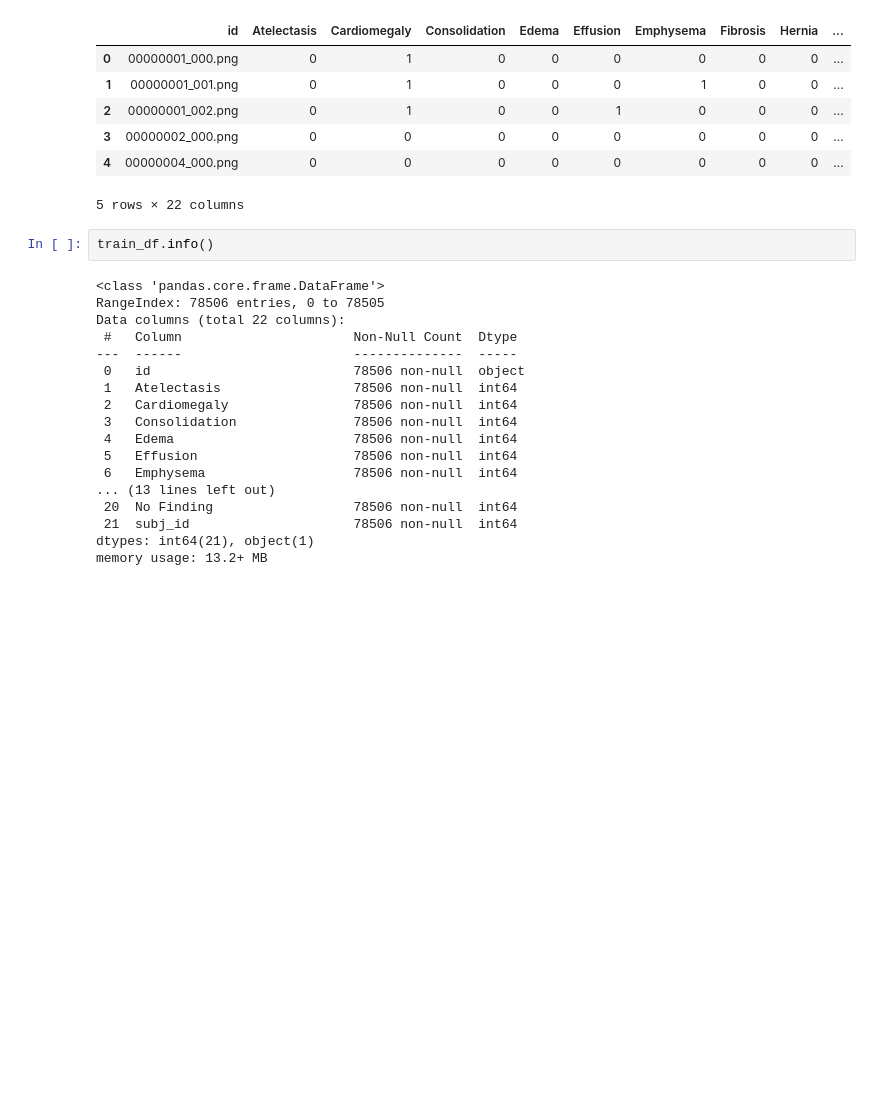
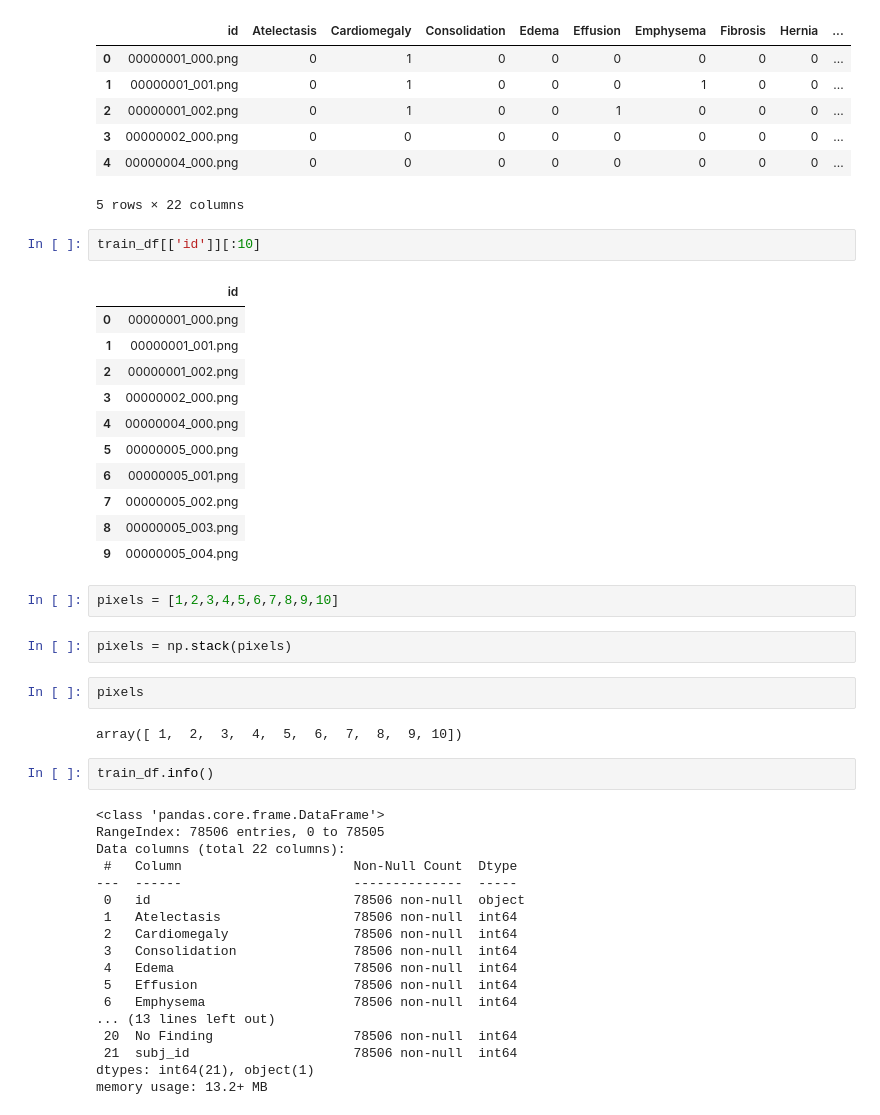
Before and after one commit to gulfairus/lung_cancer, a Jupyter notebook: notebooks/eda.ipynb, the cells around one changed output. Drawn from its saved outputs; the diff is of its cells as text; blank space fills up the shorter version.

```diff
--- a/notebooks/eda.ipynb
+++ b/notebooks/eda.ipynb
@@ -33,6 +42,28 @@ train_df.head()
 | 3 | 00000002_000.png | 0 | 0 | 0 | 0 | 0 | 0 | 0 | 0 | ... |
 | 4 | 00000004_000.png | 0 | 0 | 0 | 0 | 0 | 0 | 0 | 0 | ... |
 5 rows × 22 columns
+# %%
+train_df[['id']][:10]
+# %% [output]
+|  | id |
+| 0 | 00000001_000.png |
+| 1 | 00000001_001.png |
+| 2 | 00000001_002.png |
+| 3 | 00000002_000.png |
+| 4 | 00000004_000.png |
+| 5 | 00000005_000.png |
+| 6 | 00000005_001.png |
+| 7 | 00000005_002.png |
+| 8 | 00000005_003.png |
+| 9 | 00000005_004.png |
+# %%
+pixels = [1,2,3,4,5,6,7,8,9,10]
+# %%
+pixels = np.stack(pixels)
+# %%
+pixels
+# %% [output]
+array([ 1,  2,  3,  4,  5,  6,  7,  8,  9, 10])
 # %%
 train_df.info()
 # %% [output]
```
Also changed, not shown: parts of 2 cells of this notebook, 2 other files.
